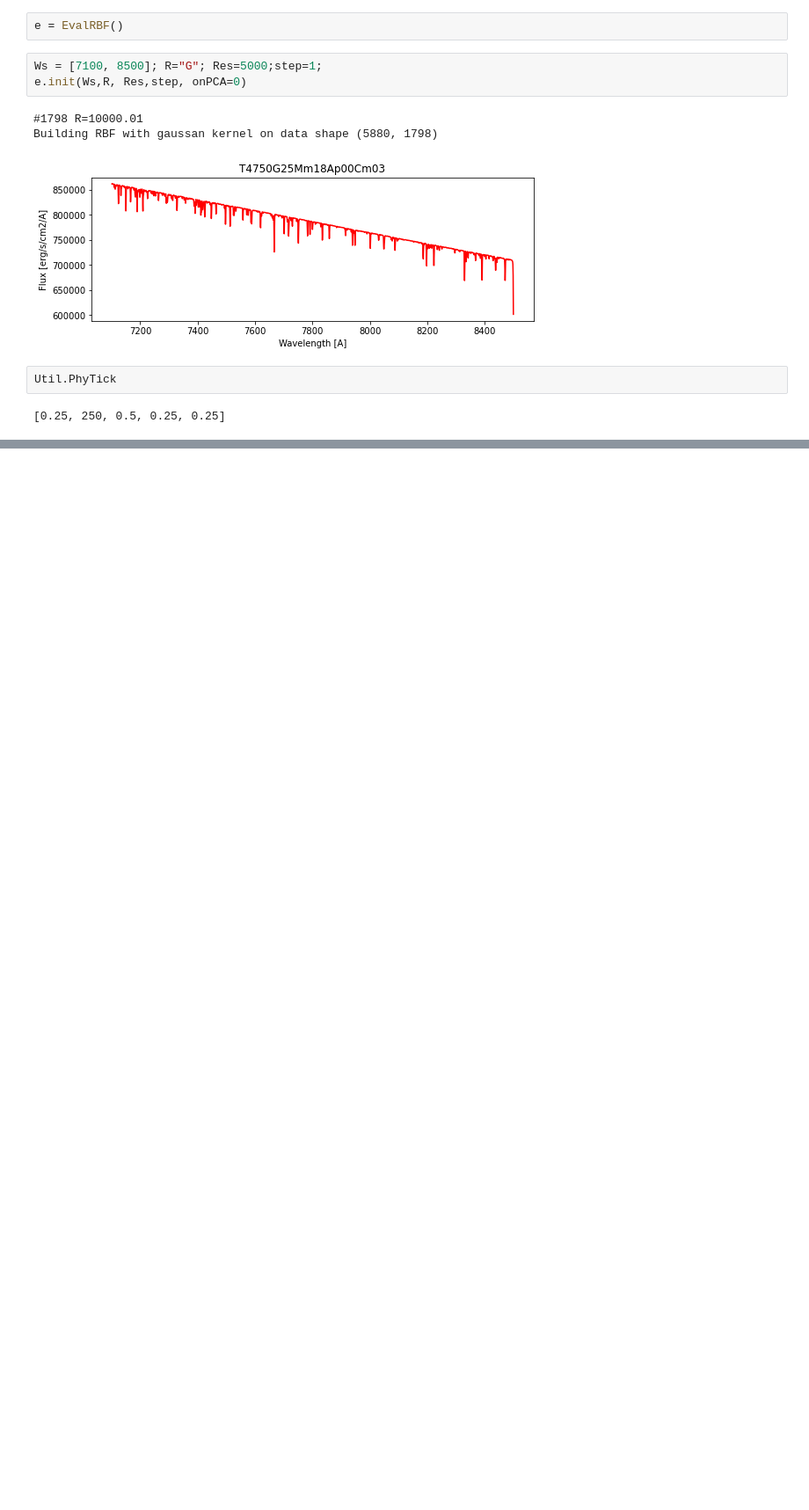
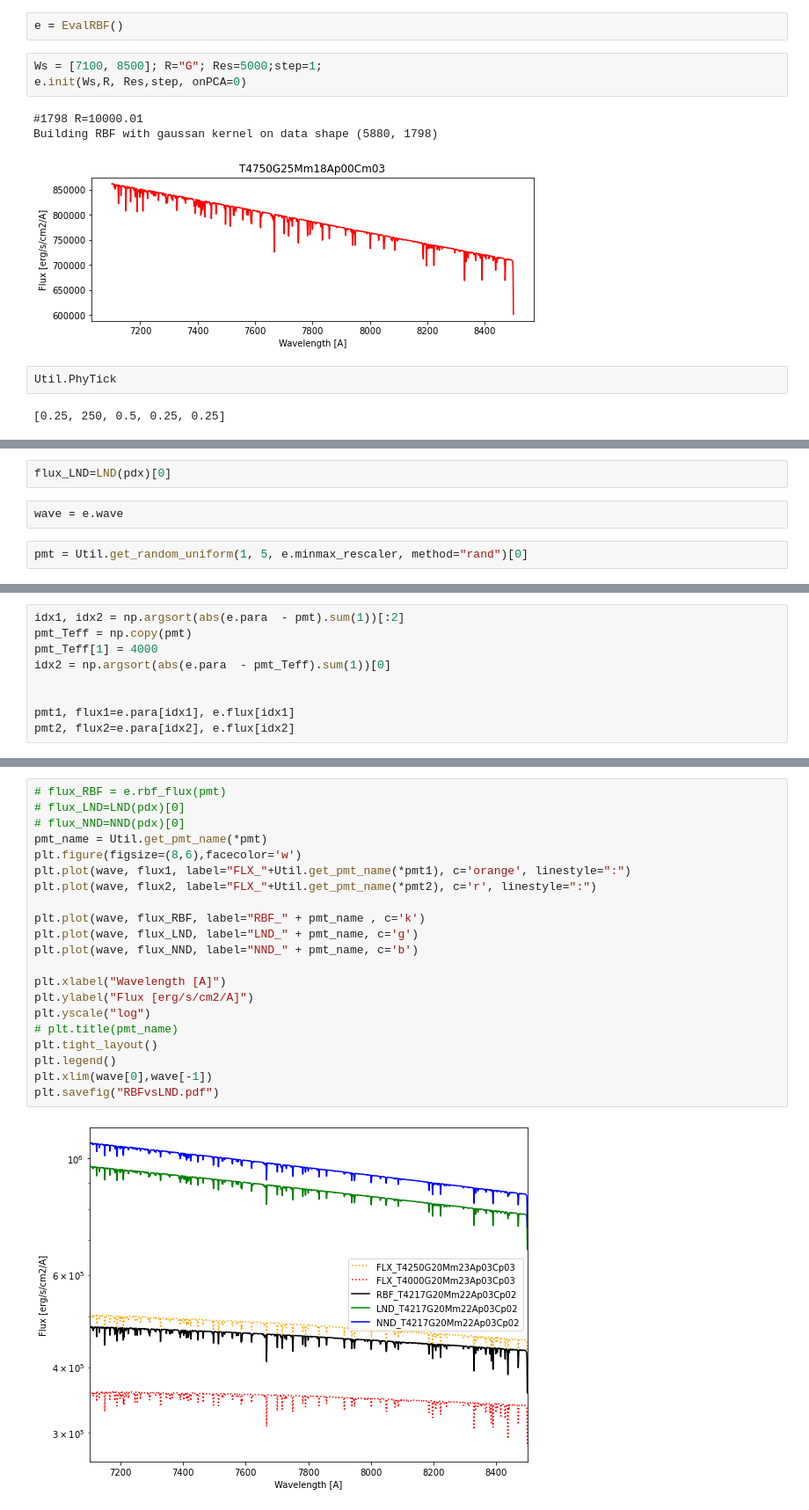
Before and after one commit to ViskaWei/PIML_v0, a Jupyter notebook: nb/test_RBF.ipynb, the cells around one changed output, grey strips where cells are left out. Shown at 88% size. Drawn from its saved outputs; the diff is of its cells as text; blank space fills up the shorter version.

```diff
--- a/nb/test_RBF.ipynb
+++ b/nb/test_RBF.ipynb
@@ -37,0 +66,6 @@ e.test_rbf(e.PhyMid, pmt2)
+# %%
+flux_LND=LND(pdx)[0]
+# %%
+wave = e.wave
+# %%
+pmt = Util.get_random_uniform(1, 5, e.minmax_rescaler, method="rand")[0]
@@ -37,0 +77,9 @@ e.test_rbf(e.PhyMid, pmt2)
+# %%
+idx1, idx2 = np.argsort(abs(e.para  - pmt).sum(1))[:2]
+pmt_Teff = np.copy(pmt)
+pmt_Teff[1] = 4000
+idx2 = np.argsort(abs(e.para  - pmt_Teff).sum(1))[0]
+
+
+pmt1, flux1=e.para[idx1], e.flux[idx1]
+pmt2, flux2=e.para[idx2], e.flux[idx2]
@@ -37,0 +96,23 @@ e.test_rbf(e.PhyMid, pmt2)
+# %%
+# flux_RBF = e.rbf_flux(pmt)
+# flux_LND=LND(pdx)[0]
+# flux_NND=NND(pdx)[0]
+pmt_name = Util.get_pmt_name(*pmt)
+plt.figure(figsize=(8,6),facecolor='w')
+plt.plot(wave, flux1, label="FLX_"+Util.get_pmt_name(*pmt1), c='orange', linestyle=":")
+plt.plot(wave, flux2, label="FLX_"+Util.get_pmt_name(*pmt2), c='r', linestyle=":")
+
+plt.plot(wave, flux_RBF, label="RBF_" + pmt_name , c='k')
+plt.plot(wave, flux_LND, label="LND_" + pmt_name, c='g')
+plt.plot(wave, flux_NND, label="NND_" + pmt_name, c='b')
+
+plt.xlabel("Wavelength [A]")
+plt.ylabel("Flux [erg/s/cm2/A]")
+plt.yscale("log")
+# plt.title(pmt_name)
+plt.tight_layout()
+plt.legend()
+plt.xlim(wave[0],wave[-1])
+plt.savefig("RBFvsLND.pdf")
+# %% [output]
+[figure, added]
```
Also changed, not shown: parts of 15 cells of this notebook, 11 other files.
